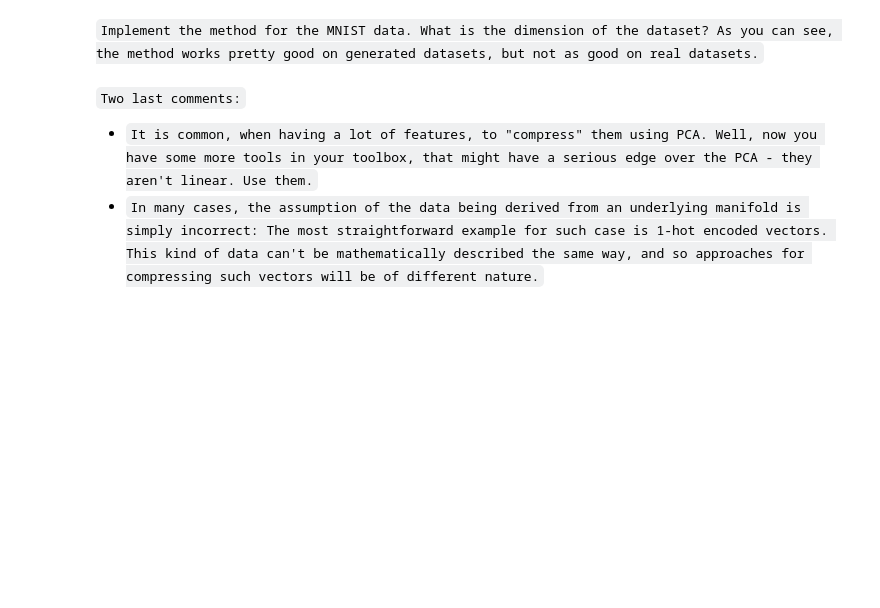
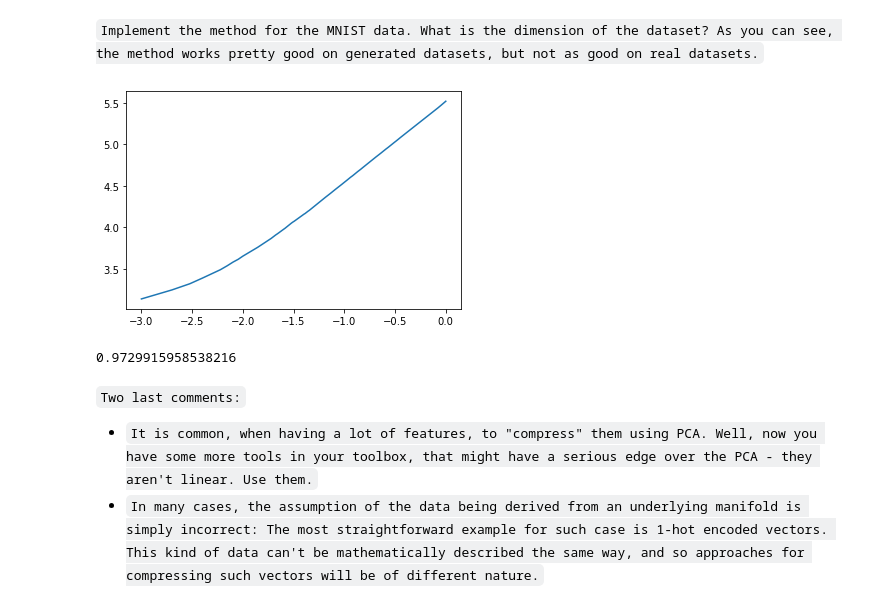
Before and after one commit to haroldbola/Course_Maphat, a Jupyter notebook: מודולים/קונספטים נוספים/1. manifold learning/manifold learning exercise.ipynb, the cells around one changed output. Cells and saved outputs as stored; diff of their text form; code cells hidden in the pictures; blank space fills up the shorter version.

````diff
--- a/מודולים/קונספטים נוספים/1. manifold learning/manifold learning exercise.ipynb
+++ b/מודולים/קונספטים נוספים/1. manifold learning/manifold learning exercise.ipynb
@@ -240,3 +235,14 @@ Hint: When evaluating the slope of the linear part, remember: You are a data sci
 # %%
 from scipy.spatial import distance_matrix
 from sklearn.linear_model import LinearRegression
+# %%
+def maximum_likelihood_estimation(data, min_dist=0, max_dist=1, count=1000):
+    matrix = distance_matrix(data[:count], data[:count])
+    r_options = np.linspace(min_dist, max_dist, count)
+
+    cn_r = list(map(lambda r: np.sum(matrix<=r), r_options))
+
+    plt.plot(np.log10(r_options), np.log10(cn_r))
+    plt.show()
+
+    return np.log(cn_r), np.log(r_options)
@@ -243,5 +256,13 @@ from sklearn.linear_model import LinearRegression
 # %% [markdown]
 ```Implement the method for the MNIST data. What is the dimension of the dataset? As you can see, the method works pretty good on generated datasets, but not as good on real datasets.```
+# %%
+cn_r, r_option = maximum_likelihood_estimation(sphere_1_6)
+# %% [output]
+[figure, added]
+# %%
+correlated_dimension(cn_r, r_option, -2, 0)
+# %% [output]
+0.9729915958538216
 # %% [markdown]
 ```Two last comments:```
 - ```It is common, when having a lot of features, to "compress" them using PCA. Well, now you have some more tools in your toolbox, that might have a serious edge over the PCA - they aren't linear. Use them.```
````
Also changed, not shown: parts of 4 cells of this notebook.
